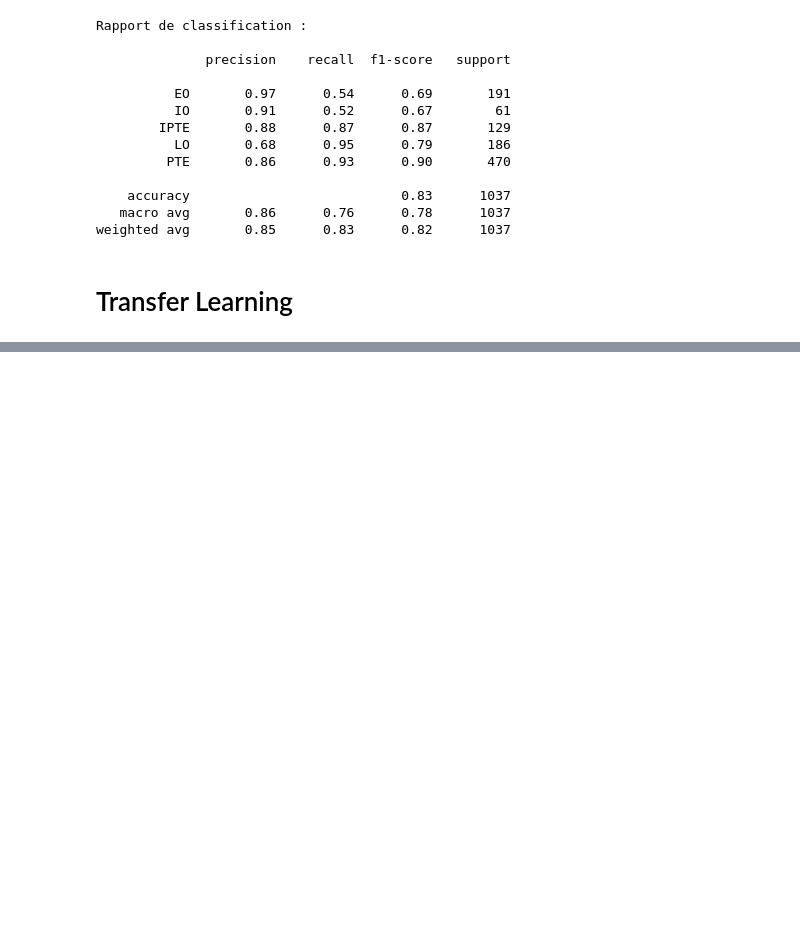
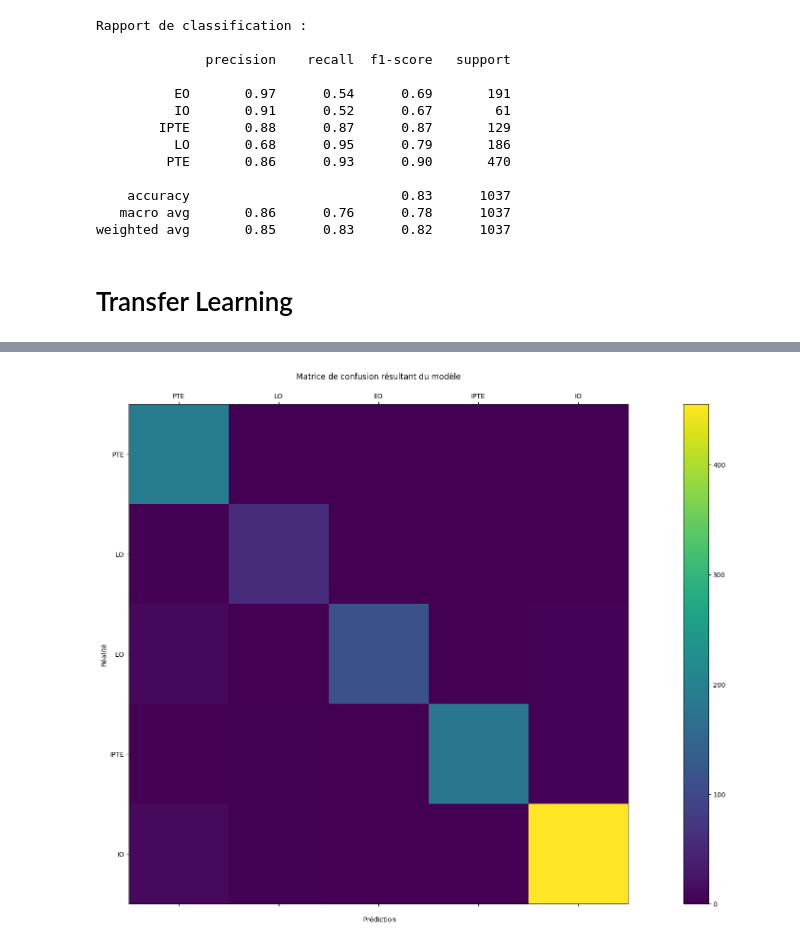
Before and after one commit to SebastienBarbie/servier, a Jupyter notebook: report.ipynb, the cells around one changed output, grey strips where cells are left out. Drawn from its saved outputs; the diff is of its cells as text; code cells hidden in the pictures; blank space fills up the shorter version.

```diff
--- a/report.ipynb
+++ b/report.ipynb
@@ -467,0 +413,31 @@ weighted avg       0.85      0.83      0.82      1037
+# %%
+y_true = []
+y_pred = []
+for x, y in val:
+    y = tf.argmax(y, axis = 1)
+    y_true.append(y)
+    y_pred.append(tf.argmax(model2.predict(x), axis = 1))
+
+y_pred = tf.concat(y_pred, axis=0)
+y_true = tf.concat(y_true, axis=0)
+
+
+# ------------- Matrice de confusion -------------
+cm = confusion_matrix(y_true, y_pred)
+
+print("Matrice de confusion brute :")
+print(cm)
+print("\n")
+
+fig = plt.figure(figsize=(30,30))
+ax = fig.add_subplot(211)
+cax = ax.matshow(cm)
+plt.title('Matrice de confusion')
+fig.colorbar(cax)
+ax.set_xticklabels([''] + labels)
+ax.set_yticklabels([''] + labels)
+plt.xlabel('\n Prédiction')
+plt.ylabel('Réalité')
+plt.title("Matrice de confusion résultant du modèle\n")
+plt.show()
+# %% [output]
@@ -467,0 +461 @@ weighted avg       0.85      0.83      0.82      1037
+[figure, added]
```
Also changed, not shown: parts of 14 cells of this notebook, 4 other files.
